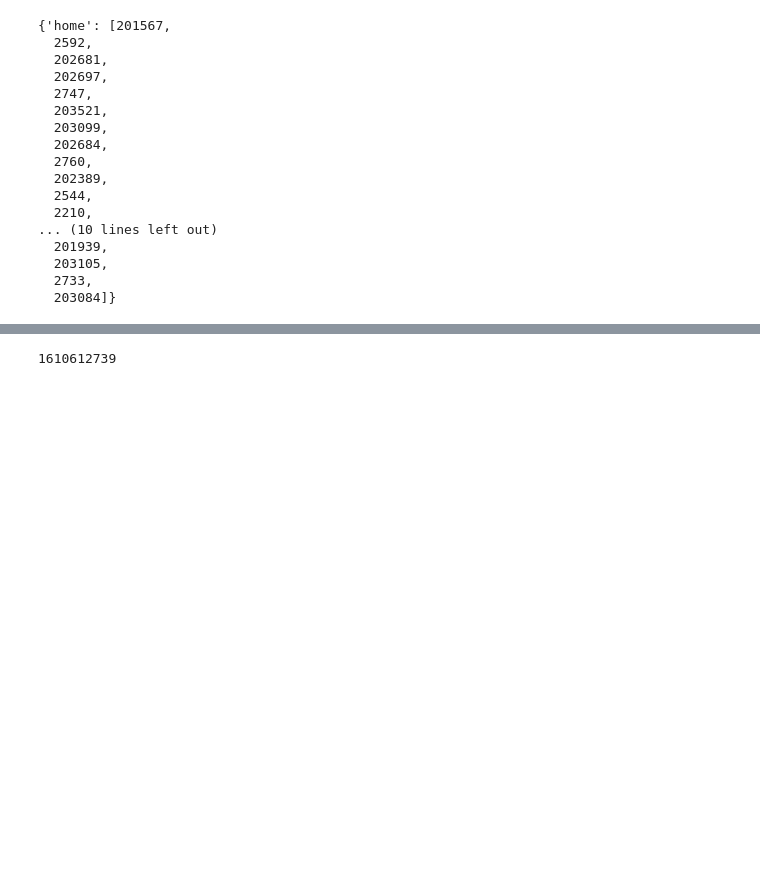
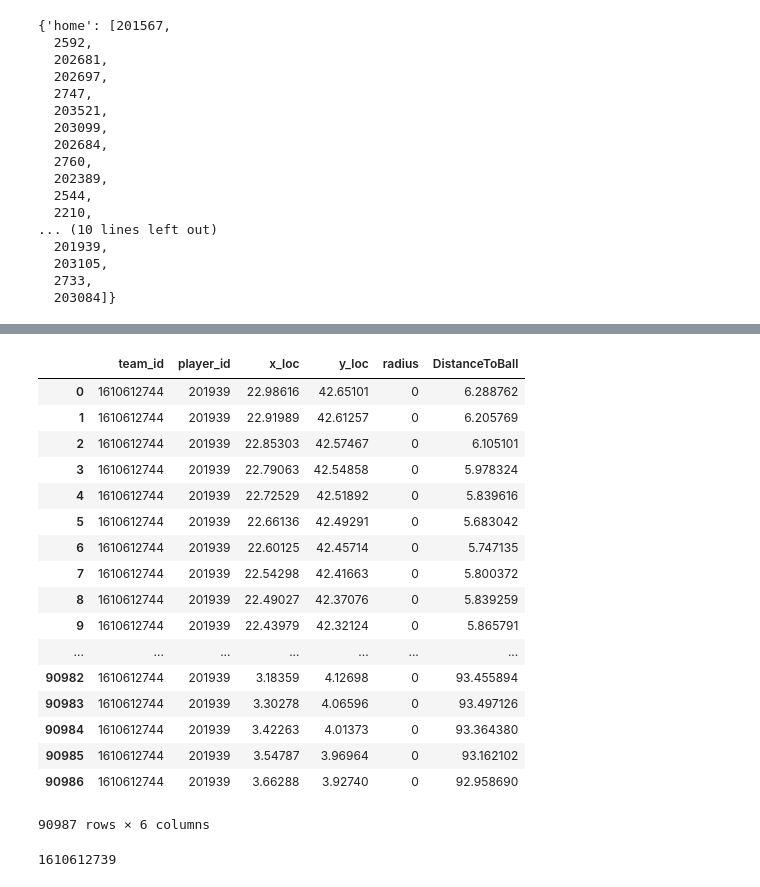
Before and after one commit to billmwong/FiveThirtyGreat, a Jupyter notebook: player-with-ball-distance.ipynb, the cells around one changed output, grey strips where cells are left out. Cells and saved outputs as stored; diff of their text form; code cells hidden in the pictures; blank space fills up the shorter version.

```diff
--- a/player-with-ball-distance.ipynb
+++ b/player-with-ball-distance.ipynb
@@ -142,3 +189,25 @@ See the caveats in the documentation: http://pandas.pydata.org/pandas-docs/stabl
+# %%
+dist(steph, ball)
+steph
+# %% [output]
+|  | team_id | player_id | x_loc | y_loc | radius | DistanceToBall |
+| 0 | 1610612744 | 201939 | 22.98616 | 42.65101 | 0 | 6.288762 |
+| 1 | 1610612744 | 201939 | 22.91989 | 42.61257 | 0 | 6.205769 |
+| 2 | 1610612744 | 201939 | 22.85303 | 42.57467 | 0 | 6.105101 |
+| 3 | 1610612744 | 201939 | 22.79063 | 42.54858 | 0 | 5.978324 |
+| 4 | 1610612744 | 201939 | 22.72529 | 42.51892 | 0 | 5.839616 |
+| 5 | 1610612744 | 201939 | 22.66136 | 42.49291 | 0 | 5.683042 |
+| 6 | 1610612744 | 201939 | 22.60125 | 42.45714 | 0 | 5.747135 |
+| 7 | 1610612744 | 201939 | 22.54298 | 42.41663 | 0 | 5.800372 |
+| 8 | 1610612744 | 201939 | 22.49027 | 42.37076 | 0 | 5.839259 |
+| 9 | 1610612744 | 201939 | 22.43979 | 42.32124 | 0 | 5.865791 |
+| ... | ... | ... | ... | ... | ... | ... |
+| 90982 | 1610612744 | 201939 | 3.18359 | 4.12698 | 0 | 93.455894 |
+| 90983 | 1610612744 | 201939 | 3.30278 | 4.06596 | 0 | 93.497126 |
+| 90984 | 1610612744 | 201939 | 3.42263 | 4.01373 | 0 | 93.364380 |
+| 90985 | 1610612744 | 201939 | 3.54787 | 3.96964 | 0 | 93.162102 |
+| 90986 | 1610612744 | 201939 | 3.66288 | 3.92740 | 0 | 92.958690 |
+90987 rows × 6 columns
 # %%
 def teamOnOffense(moment):
 
```
Also changed, not shown: parts of 5 cells of this notebook.
